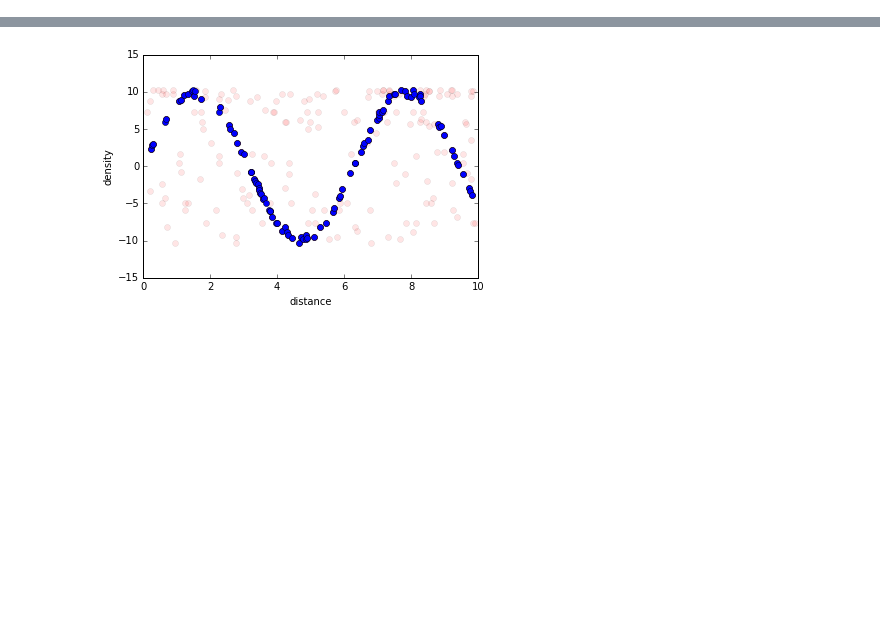
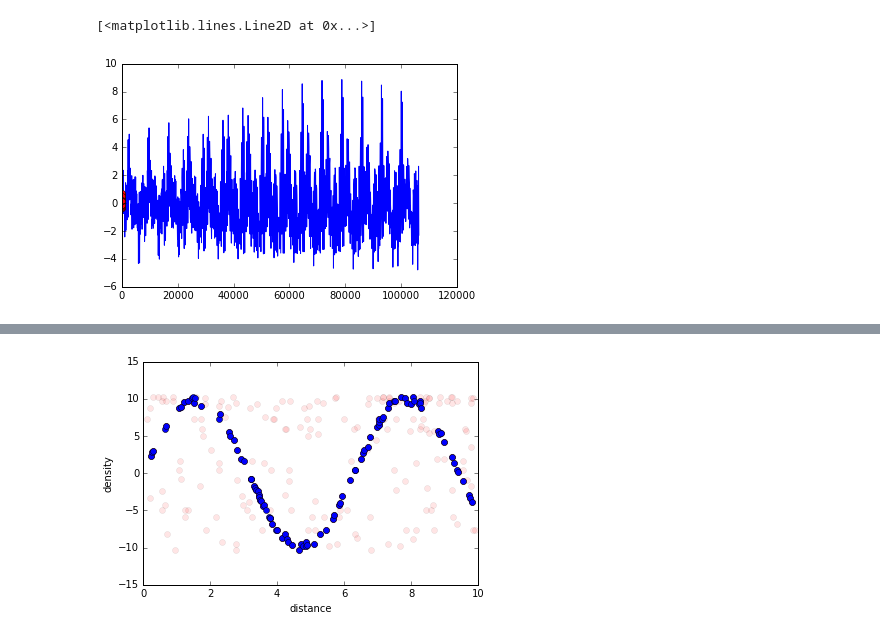
Before and after one commit to aimalz/densityfield, a Jupyter notebook: GenCat.ipynb, the cells around one changed output, grey strips where cells are left out. Saved outputs shown, nothing was run; the diff lists cells and outputs as text; code cells hidden in the pictures; blank space fills up the shorter version.

```diff
--- a/GenCat.ipynb
+++ b/GenCat.ipynb
@@ -56,22 +72,41 @@ def sample_pks(N,ks_all,pks_all):
 # def make_dens_field_component(ks,pks):
 # def make_dens_field(ks,pks):
 # %%
-def make_one_true():
+def make_one_true():#xs_lims):
     #change this to sample from true distribution, specify MVN?
     #x = 10.*np.random.rand(1)
-    x = 10.*(2.5+np.random.rand(1))
+    #(xs_max,xs_min) = xs_lims
+    x = 1./(2.*np.pi*min(ks))*np.random.rand(1)
     return x
-def make_trues(N):
-    xs = [make_one_true() for n in xrange(N)]
-    return np.sort(np.array(xs))
+def make_trues(Nlines,ks):
+    #xs_lims = (2.*np.pi/min(ks),2.*np.pi/max(ks))
+    xs = [make_one_true() for n in xrange(Nlines)]
+    return(np.sort(np.array(xs)))
 # %%
-def sample_one_dens(pk,k,x):
-    deltak = np.random.norm(loc=0.,scale=np.sqrt())
-    deltax = deltak * np.sin(k*x)
+def sample_one_dens(pks,ks,x):
+    deltaks = [np.random.normal(loc=0.,scale=np.sqrt(pk)) for pk in pks]
+    deltax = sum([deltaks[n] * np.sin(ks[n]*x) for n in xrange(len(pks))])
     return deltax
-def sample_all_dens(N,pks,ks,xs):
+def sample_all_dens(Nmodes,Nlines,pks_all,ks_all):
+    ks,pks = sample_pks(Nmodes,pks_all,ks_all)
+    xs = make_trues(Nlines,ks_all)
     deltas = []
-    for n in xrange(N):
-        delta = sample_one_dens(pks[n],ks[n],xs[n])
+    for n in xrange(Nlines):
+        delta = sample_one_dens(pks,ks,xs[n])
         deltas.append(delta)
-    return np.array(deltas)
+    return(ks,pks,xs,np.array(deltas))
+# %%
+N_lines = 100
+N_modes = 10
+
+ks,pks,xt,y = sample_all_dens(N_modes,N_lines,pks_all,ks_all)
+
+xs = np.arange(10.,1.e6*2.*np.pi/min(ks),100.)
+toplot = [sum([np.sin(k*x) for k in ks]) for x in xs]
+
+plt.plot(xs,toplot)
+plt.plot(xt,y,'ro')
+#plt.semilogy()
+# %% [output]
+[<matplotlib.lines.Line2D at 0x...>]
+[figure, added]
```
Also changed, not shown: parts of 7 cells of this notebook.
